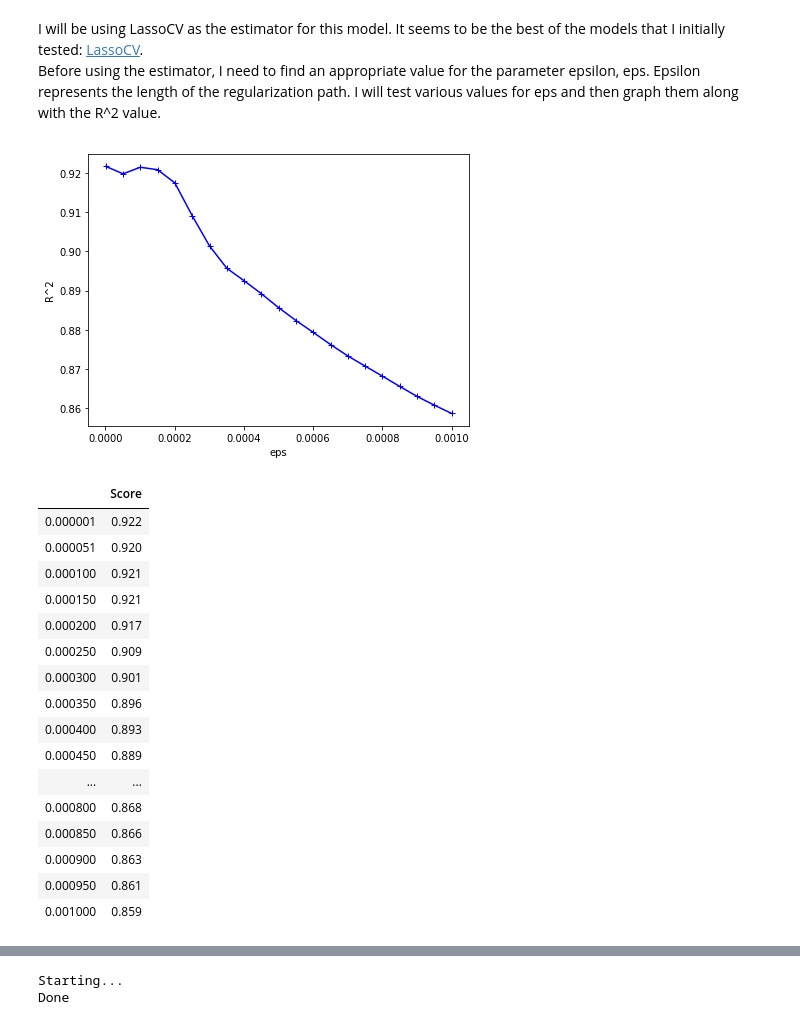
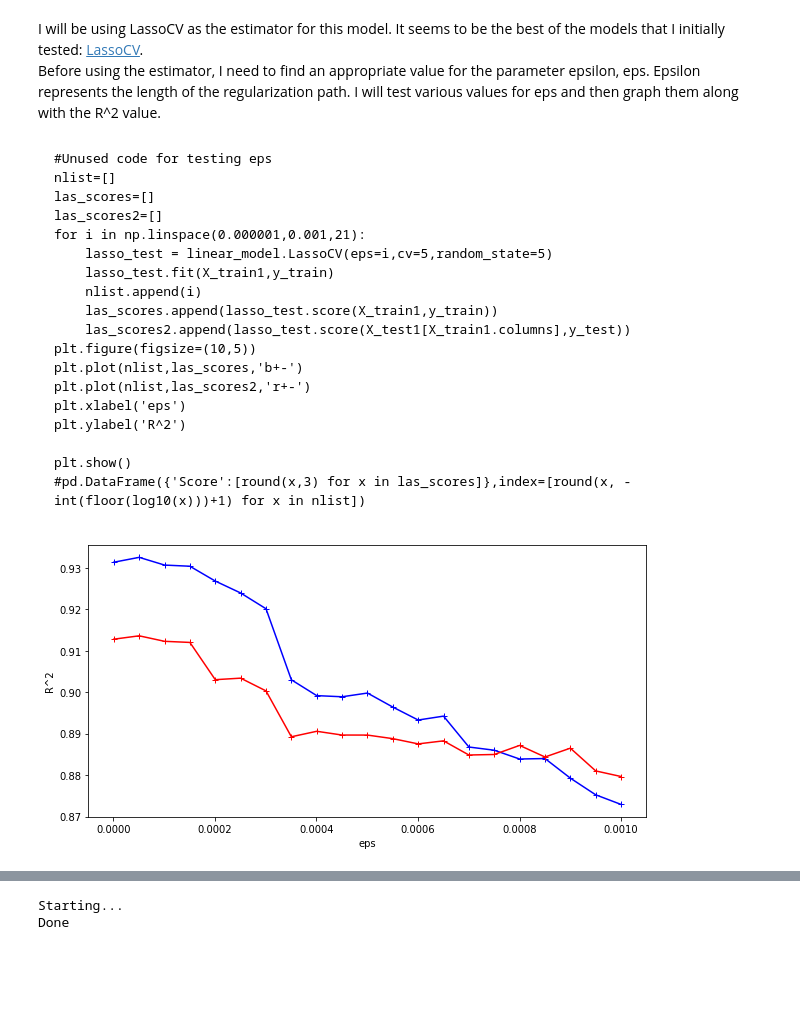
Before and after one commit to KathrynDH/Housing-Prices-Kaggle, a Jupyter notebook: lassocv-model-house-prices-advanced-reg.ipynb, the cells around one changed output, grey strips where cells are left out. Saved outputs shown, nothing was run; the diff lists cells and outputs as text; code cells hidden in the pictures; blank space fills up the shorter version.

```diff
--- a/lassocv-model-house-prices-advanced-reg.ipynb
+++ b/lassocv-model-house-prices-advanced-reg.ipynb
@@ -117,9 +117,9 @@ X = df.drop(['SalePrice'], axis=1)
 y = np.log(y_df)
 
 #Get train and test sets
-X_train1, X_test1, y_train, y_test = train_test_split(X, y, train_size=0.8, test_size=0.2, random_state=42)
-X_train1 = transform_data(X_train1)
-X_test1 = transform_data(X_test1, 'transform')
+X_train2, X_test2, y_train, y_test = train_test_split(X, y, train_size=0.8, test_size=0.2, random_state=42)
+X_train1 = transform_data(X_train2)
+X_test1 = transform_data(X_test2, 'transform')
 
 #Add in missing columns for fit/predict. Some columns may have been added by one-hot-encoding only in test set.
 #Fit and predict need to have the same columns.
@@ -152,37 +152,53 @@ with pd.option_context('display.max_columns', None):
 I will be using LassoCV as the estimator for this model. It seems to be the best of the models that I initially  tested: [LassoCV](https://scikit-learn.org/stable/modules/generated/sklearn.linear_model.LassoCV.html).
 Before using the estimator, I need to find an appropriate value for the parameter epsilon, eps. Epsilon represents the length of the regularization path.
 I will test various values for eps and then graph them along with the R^2 value.
+# %% [markdown]
+~~~~
+#Unused code for testing eps
+nlist=[]
+las_scores=[]
+las_scores2=[]
+for i in np.linspace(0.000001,0.001,21):
+    lasso_test = linear_model.LassoCV(eps=i,cv=5,random_state=5)
+    lasso_test.fit(X_train1,y_train)
+    nlist.append(i)
+    las_scores.append(lasso_test.score(X_train1,y_train))
+    las_scores2.append(lasso_test.score(X_test1[X_train1.columns],y_test))
+plt.figure(figsize=(10,5))
+plt.plot(nlist,las_scores,'b+-')
+plt.plot(nlist,las_scores2,'r+-')
+plt.xlabel('eps')
+plt.ylabel('R^2')
+
+plt.show()
+#pd.DataFrame({'Score':[round(x,3) for x in las_scores]},index=[round(x, -int(floor(log10(x)))+1) for x in nlist])
+~~~~
 # %%
 nlist=[]
 las_scores=[]
+las_scores2=[]
 for i in np.linspace(0.000001,0.001,21):
-    lasso_test = linear_model.LassoCV(eps=i,cv=5,random_state=5)
-    lasso_test.fit(X_train1,y_train)
+
+    est = linear_model.LassoCV(eps=i,cv=5,random_state=5)
+    ft = SelectFromModel(est)
+
+    # recursive feature elimination
+    rf = RFECV(est, cv=5)
+
+    df1 = ft.fit_transform(X_train1,y_train)
+    df2 = rf.fit_transform(df1,y_train)
+
+    #lasso_test.fit(X_train1,y_train)
     nlist.append(i)
-    las_scores.append(lasso_test.score(X_train1,y_train))
-plt.figure(figsize=(15,5))
-plt.subplot(121)
+    las_scores.append(rf.score(df1,y_train))
+    las_scores2.append(rf.score(X_test1[X_train1.columns].loc[:,ft.get_support()],y_test))
+plt.figure(figsize=(10,5))
 plt.plot(nlist,las_scores,'b+-')
+plt.plot(nlist,las_scores2,'r+-')
 plt.xlabel('eps')
 plt.ylabel('R^2')
+
 plt.show()
-pd.DataFrame({'Score':[round(x,3) for x in las_scores]},index=[round(x, -int(floor(log10(x)))+1) for x in nlist])
+#pd.DataFrame({'Score':[round(x,3) for x in las_scores]},index=[round(x, -int(floor(log10(x)))+1) for x in nlist])
 # %% [output]
-[figure, old version]
+[figure, new version]
-|  | Score |
-| 0.000001 | 0.922 |
-| 0.000051 | 0.920 |
-| 0.000100 | 0.921 |
-| 0.000150 | 0.921 |
-| 0.000200 | 0.917 |
-| 0.000250 | 0.909 |
-| 0.000300 | 0.901 |
-| 0.000350 | 0.896 |
-| 0.000400 | 0.893 |
-| 0.000450 | 0.889 |
-| ... | ... |
-| 0.000800 | 0.868 |
-| 0.000850 | 0.866 |
-| 0.000900 | 0.863 |
-| 0.000950 | 0.861 |
-| 0.001000 | 0.859 |
```
Also changed, not shown: parts of 27 cells of this notebook.
